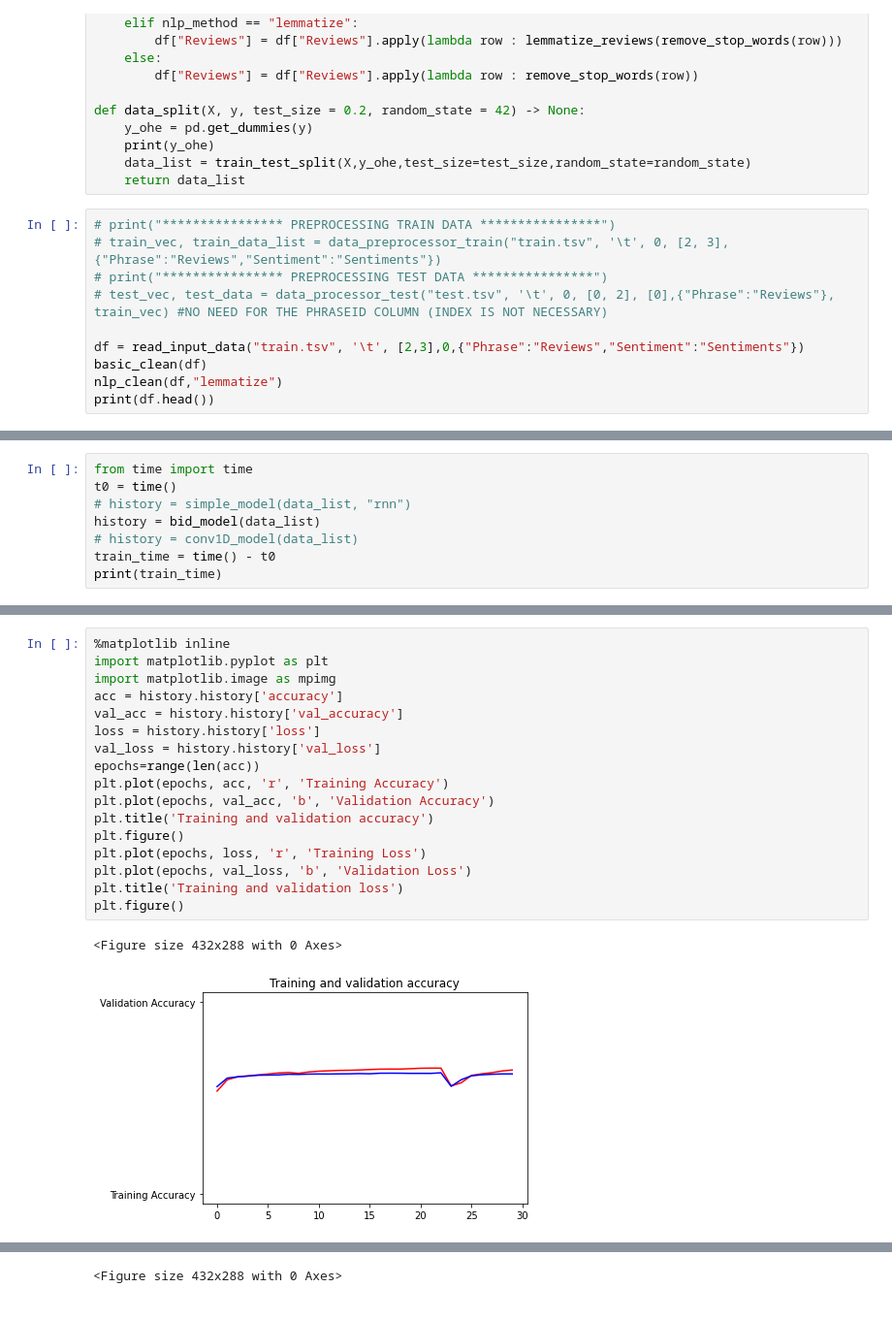
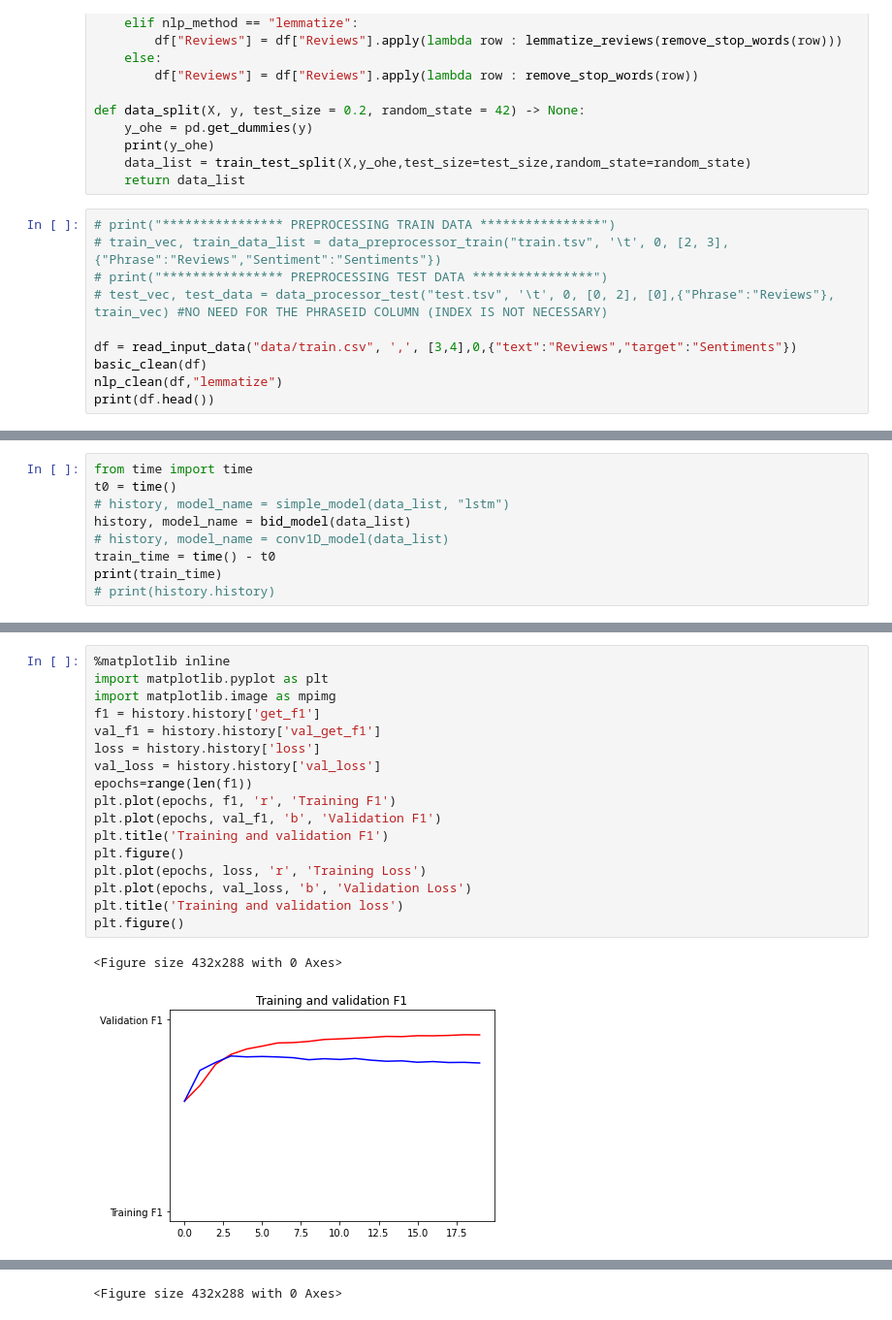
Before and after one commit to Adrico11/Disaster-Tweets, a Jupyter notebook: Kaggle DL.ipynb, the cells around one changed output, grey strips where cells are left out. Shown: that part at 97% size. Drawn from its saved outputs; the diff is of its cells as text.

Commit message:
added DL models

```diff
--- a/Kaggle DL.ipynb
+++ b/Kaggle DL.ipynb
@@ -128,7 +128,7 @@ def data_split(X, y, test_size = 0.2, random_state = 42) -> None:
 # print("**************** PREPROCESSING TEST DATA ****************")
 # test_vec, test_data = data_processor_test("test.tsv", '\t', 0, [0, 2], [0],{"Phrase":"Reviews"}, train_vec) #NO NEED FOR THE PHRASEID COLUMN (INDEX IS NOT NECESSARY)
 
-df = read_input_data("train.tsv", '\t', [2,3],0,{"Phrase":"Reviews","Sentiment":"Sentiments"})
+df = read_input_data("data/train.csv", ',', [3,4],0,{"text":"Reviews","target":"Sentiments"})
 basic_clean(df)
 nlp_clean(df,"lemmatize")
 print(df.head())
@@ -265,9 +289,10 @@ def conv1D_model(data_list):
 # %%
 from time import time
 t0 = time()
-# history = simple_model(data_list, "rnn")
-history = bid_model(data_list)
-# history = conv1D_model(data_list)
+# history, model_name = simple_model(data_list, "lstm")
+history, model_name = bid_model(data_list)
+# history, model_name = conv1D_model(data_list)
 train_time = time() - t0
 print(train_time)
+# print(history.history)
 # %% [output]
@@ -310,20 +343,20 @@ Epoch 00030: val_accuracy did not improve from 0.63126
 # %%
 %matplotlib inline
 import matplotlib.pyplot as plt
 import matplotlib.image as mpimg
-acc = history.history['accuracy']
-val_acc = history.history['val_accuracy']
+f1 = history.history['get_f1']
+val_f1 = history.history['val_get_f1']
 loss = history.history['loss']
 val_loss = history.history['val_loss']
-epochs=range(len(acc))
-plt.plot(epochs, acc, 'r', 'Training Accuracy')
-plt.plot(epochs, val_acc, 'b', 'Validation Accuracy')
-plt.title('Training and validation accuracy')
+epochs=range(len(f1))
+plt.plot(epochs, f1, 'r', 'Training F1')
+plt.plot(epochs, val_f1, 'b', 'Validation F1')
+plt.title('Training and validation F1')
 plt.figure()
 plt.plot(epochs, loss, 'r', 'Training Loss')
 plt.plot(epochs, val_loss, 'b', 'Validation Loss')
 plt.title('Training and validation loss')
 plt.figure()
 # %% [output]
 <Figure size 432x288 with 0 Axes>
-[figure, old version]
+[figure, new version]
```
Also changed, not shown: parts of 7 cells of this notebook, 1 other file.
